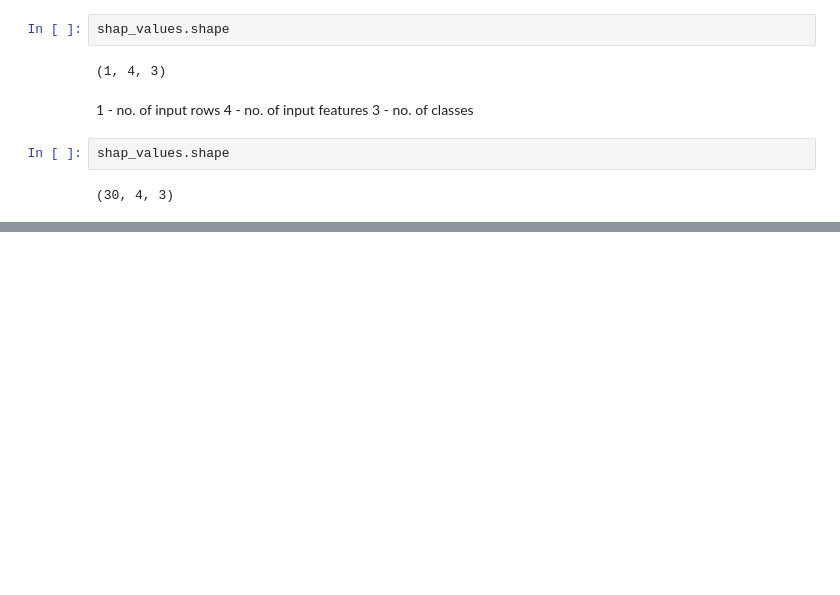
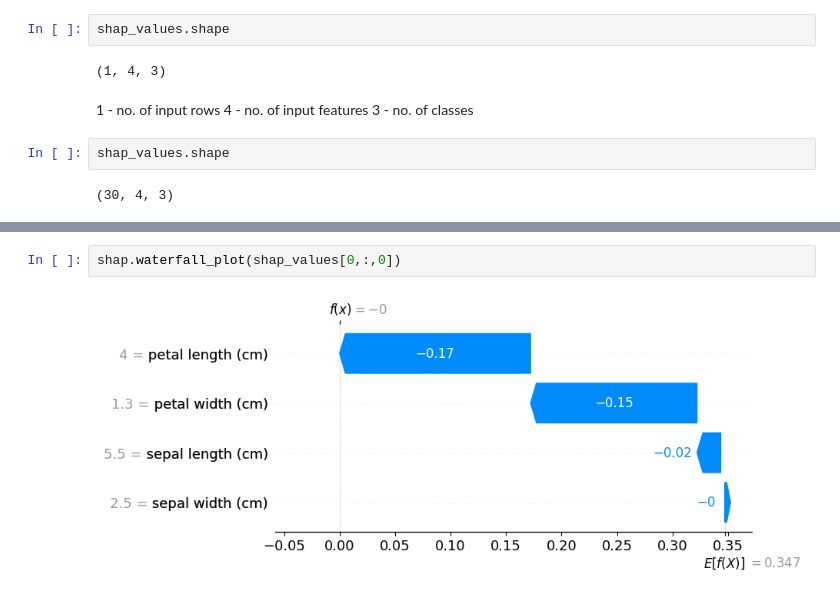
Before and after one commit to satvikkharb/SHAP-learning, a Jupyter notebook: Shap-introduction/shap1.ipynb, the cells around one changed output, grey strips where cells are left out. Cells and saved outputs as stored; diff of their text form; blank space fills up the shorter version.

Commit message:
UPDATE: Waterfall Plot

```diff
--- a/Shap-introduction/shap1.ipynb
+++ b/Shap-introduction/shap1.ipynb
@@ -153,0 +167,4 @@ shap_values.shape
+# %%
+shap.waterfall_plot(shap_values[0,:,0])
+# %% [output]
+[figure, added]
```
Also changed, not shown: parts of 1 cell of this notebook.
